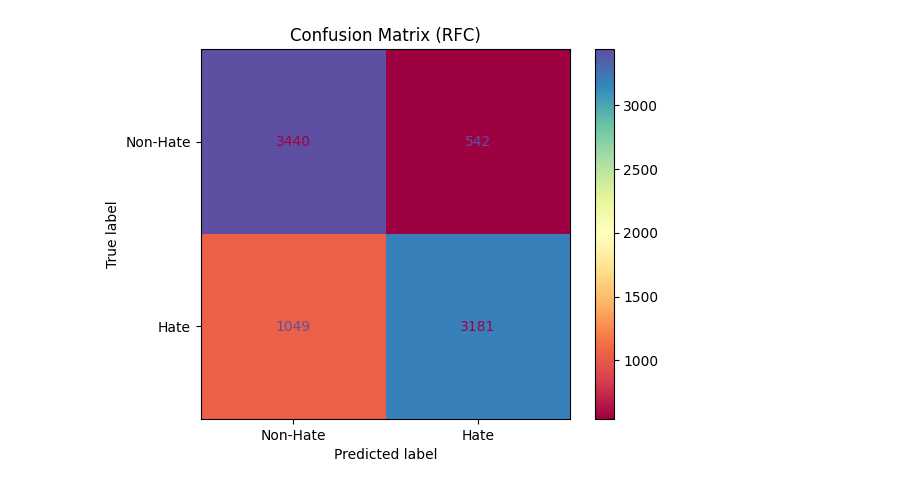
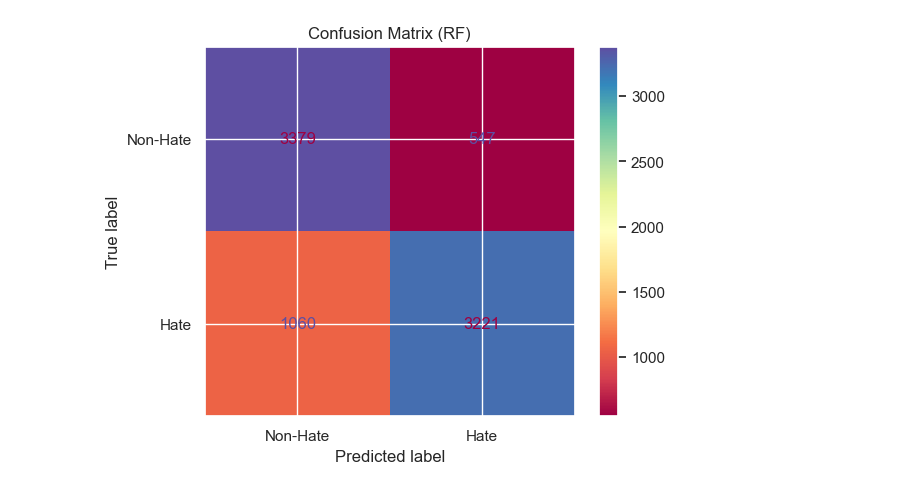
Before and after one commit to dud3yyy/Hate_Speech_Detection_Thesis, a Jupyter notebook: notebooks/5.0.ml_models.ipynb, the cells around one changed output. Cells and saved outputs as stored; diff of their text form; code cells hidden in the pictures.

```diff
--- a/notebooks/5.0.ml_models.ipynb
+++ b/notebooks/5.0.ml_models.ipynb
@@ -11,0 +18,15 @@ df = pd.read_csv('../data/final/final_df.csv')
+# %%
+vectorizer = TfidfVectorizer(max_features=50000)
+X = vectorizer.fit_transform(X)
+
+pca = PCA(n_components=2)
+X_pca = pca.fit_transform(X.toarray())
+
+plt.figure(figsize=(10,6))
+sns.scatterplot(x=X_pca[:,0], y=X_pca[:,1], hue=y, palette="coolwarm", alpha=0.6)
+plt.title("Vizualizimi i të dhënave me PCA (2D)")
+plt.xlabel("Teksti i procesuar")
+plt.ylabel("Etiketimi")
+plt.legend(title='Klasa', loc='best')
+plt.grid(True)
+plt.show()
@@ -12,8 +35,7 @@ df = pd.read_csv('../data/final/final_df.csv')
 # %%
 # vectorize x (TF-IDF)
-vector = TfidfVectorizer(stop_words='english', ngram_range=(1,2), max_features=50000)
-X = vector.fit_transform(df['processed_text'].astype(str))
-y = df['label']
+vector = TfidfVectorizer(stop_words='english', ngram_range=(1,3), max_features=50000)
+X = vector.fit_transform(X)
 # %%
 # split into sets
 X_train, X_test, y_train, y_test = train_test_split(X,y, test_size=0.2, random_state=42)
@@ -121,8 +126,0 @@ weighted avg       0.83      0.83      0.83      8212
-# %%
-import xgboost as xgb
-
-xgb_model = xgb.XGBClassifier(n_estimators=500, learning_rate=0.05)
-xgb_model.fit(X_train, y_train)
-
-y_pred_xgb = xgb_model.predict(X_test)
-print(classification_report(y_test, y_pred_xgb))
@@ -163,5 +136,5 @@ plt.show()
 # %%
-svm_model = SVC(kernel='linear', C=1.0)
+svm_model = SVC(kernel='rbf', C=1.0)
 svm_model.fit(X_train, y_train)
 
 y_pred_svm = svm_model.predict(X_test)
@@ -206,9 +179,9 @@ weighted avg       0.81      0.81      0.81      8212
 # %%
 
 cm = confusion_matrix(y_test, y_pred_rf)
 disp = ConfusionMatrixDisplay(confusion_matrix=cm, display_labels=['Non-Hate', 'Hate'])
 disp.plot(cmap='Spectral', values_format='d', ax=plt.gca())
-plt.title("Confusion Matrix (RFC)")
+plt.title("Confusion Matrix (RF)")
 plt.show()
 # %% [output]
-[figure, old version]
+[figure, new version]
```
Also changed, not shown: parts of 17 cells of this notebook, 3 other files.
